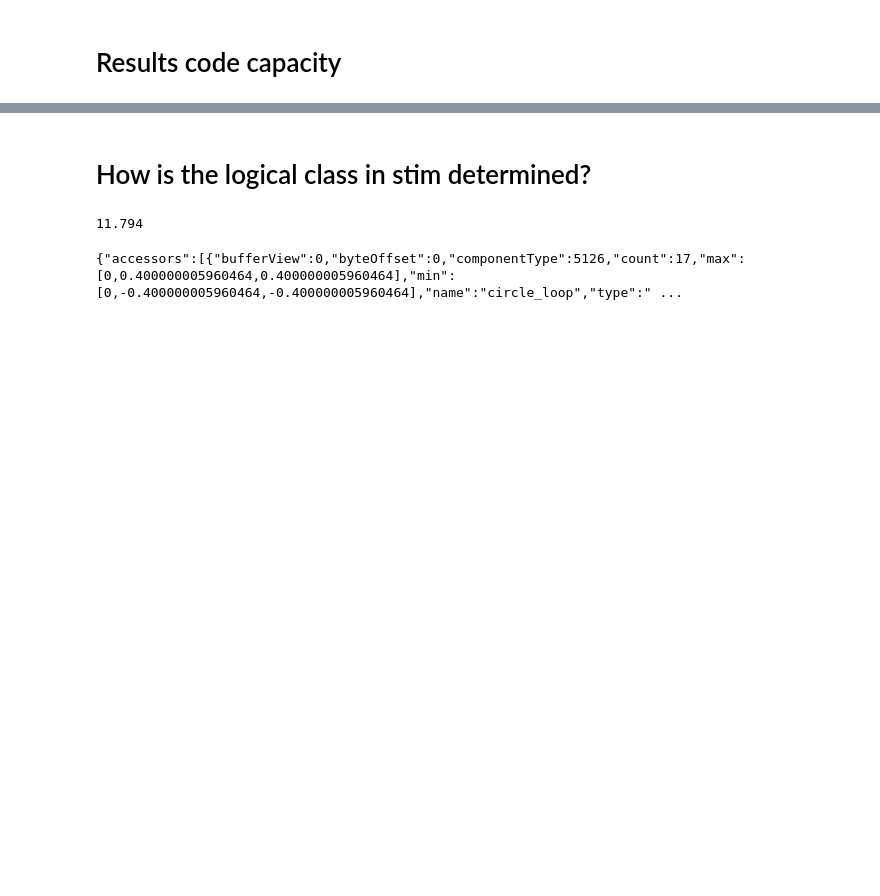
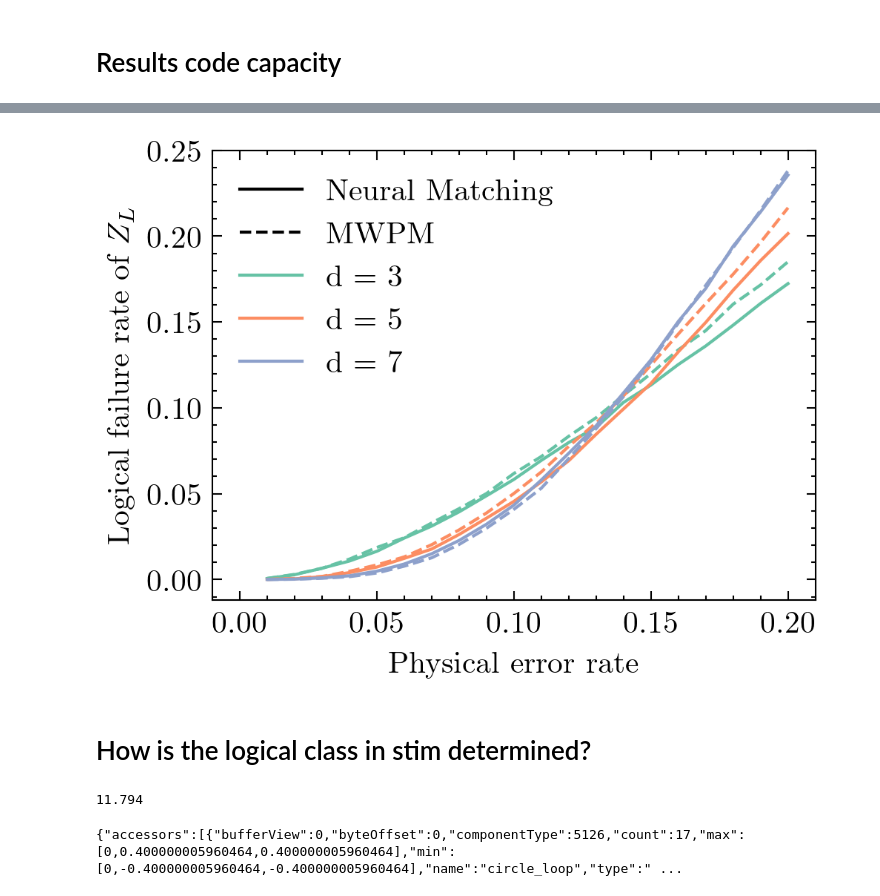
Before and after one commit to LangeMoritz/neural_matching, a Jupyter notebook: build_decoder.ipynb, the cells around one changed output, grey strips where cells are left out. Cells and saved outputs as stored; diff of their text form; code cells hidden in the pictures; blank space fills up the shorter version.

```diff
--- a/build_decoder.ipynb
+++ b/build_decoder.ipynb
@@ -161,3 +169,25 @@ Text(0, 0.5, 'Accuracy')
+# %%
+fig, ax = plt.subplots()
+mwpm = np.genfromtxt('MWPM_2D_3_11.csv', delimiter=',')
+rates = np.arange(0.01, 0.21, 0.01)     # physical error rates
+ax.plot(0, 0, c = 'black', ls = 'solid', label = 'Neural Matching')
+ax.plot(0, 0, c = 'black', ls = 'dashed', label = 'MWPM')
+ds = [3, 5, 7]
+for d in ds:
+    name = ("d_" + str(d))
+    accuracy_file = 'accuracies/code_cap_gcn_32_64_128_mlp_128_64_32/' + name + '_accuracy.csv'
+    gnn_acc = np.genfromtxt(accuracy_file, delimiter=',')
+    ax.plot(rates, 1 - gnn_acc, label = f'd = {d}')
+
+    d_check = mwpm[:, 0] == d
+    mwpm_acc = mwpm[d_check, 1:][0]
+    ax.plot(rates, mwpm_acc, c = plt.gca().lines[-1].get_color(), ls = 'dashed')
+ax.legend()
+ax.set_xlabel('Physical error rate')
+ax.set_ylabel(r'Logical failure rate of $Z_L$')
+fig.savefig('code_cap_gcn_32_64_128_mlp_128_64_32.pdf')
+# %% [output]
+[figure, added]
 # %% [markdown]
 # How is the logical class in stim determined?
 # %%
```
Also changed, not shown: parts of 4 cells of this notebook, 5 other files.
